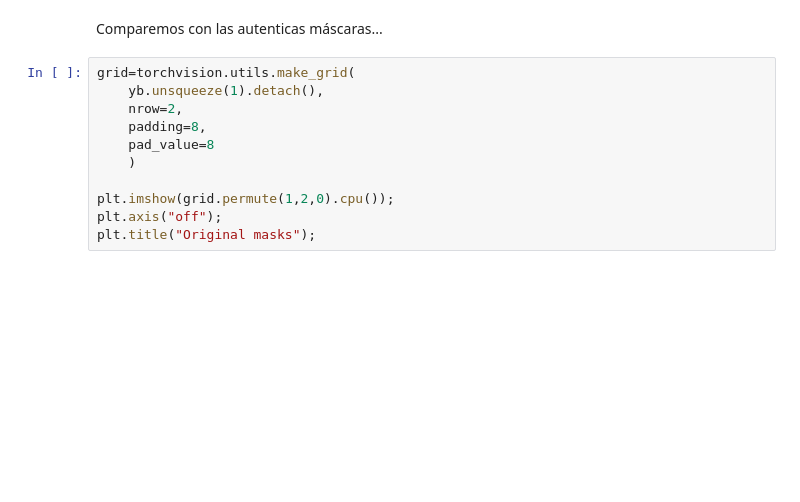
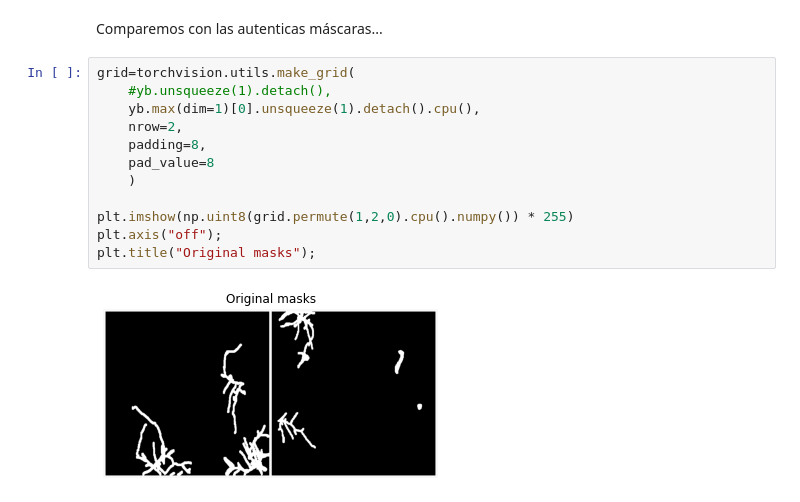
Before and after one commit to alcazar90/plant-segmentation, a Jupyter notebook: playground.ipynb, the cells around one changed output. Drawn from its saved outputs; the diff is of its cells as text; blank space fills up the shorter version.

```diff
--- a/playground.ipynb
+++ b/playground.ipynb
@@ -573,12 +623,15 @@ plt.title(f"After {n_epochs} update steps");
 Comparemos con las autenticas máscaras...
 # %%
 grid=torchvision.utils.make_grid(
-    yb.unsqueeze(1).detach(),
+    #yb.unsqueeze(1).detach(),
+    yb.max(dim=1)[0].unsqueeze(1).detach().cpu(),
     nrow=2,
     padding=8,
     pad_value=8
     )
 
-plt.imshow(grid.permute(1,2,0).cpu());
+plt.imshow(np.uint8(grid.permute(1,2,0).cpu().numpy()) * 255)
 plt.axis("off");
 plt.title("Original masks");
+# %% [output]
+[figure, added]
```
Also changed, not shown: parts of 54 cells of this notebook.
